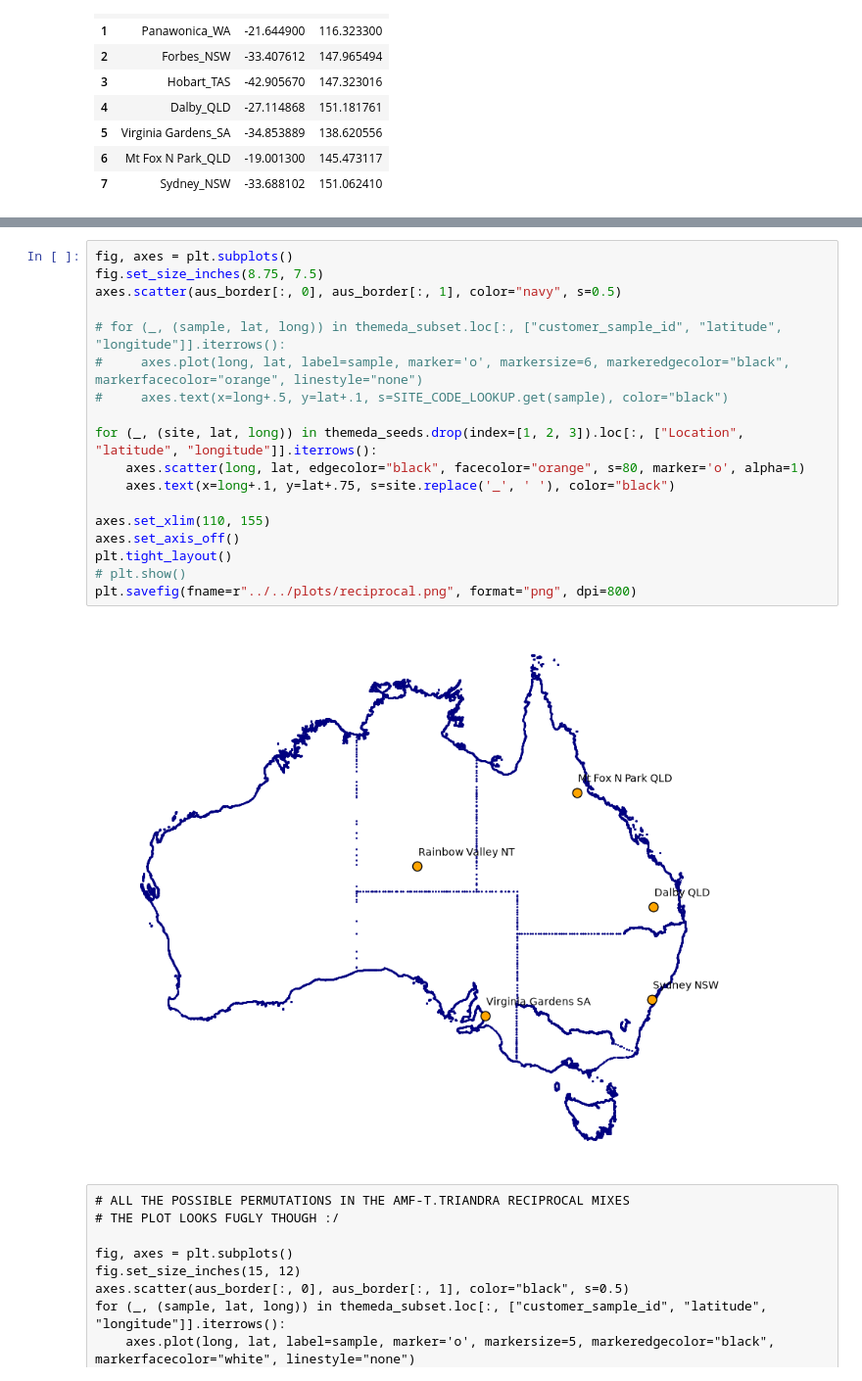
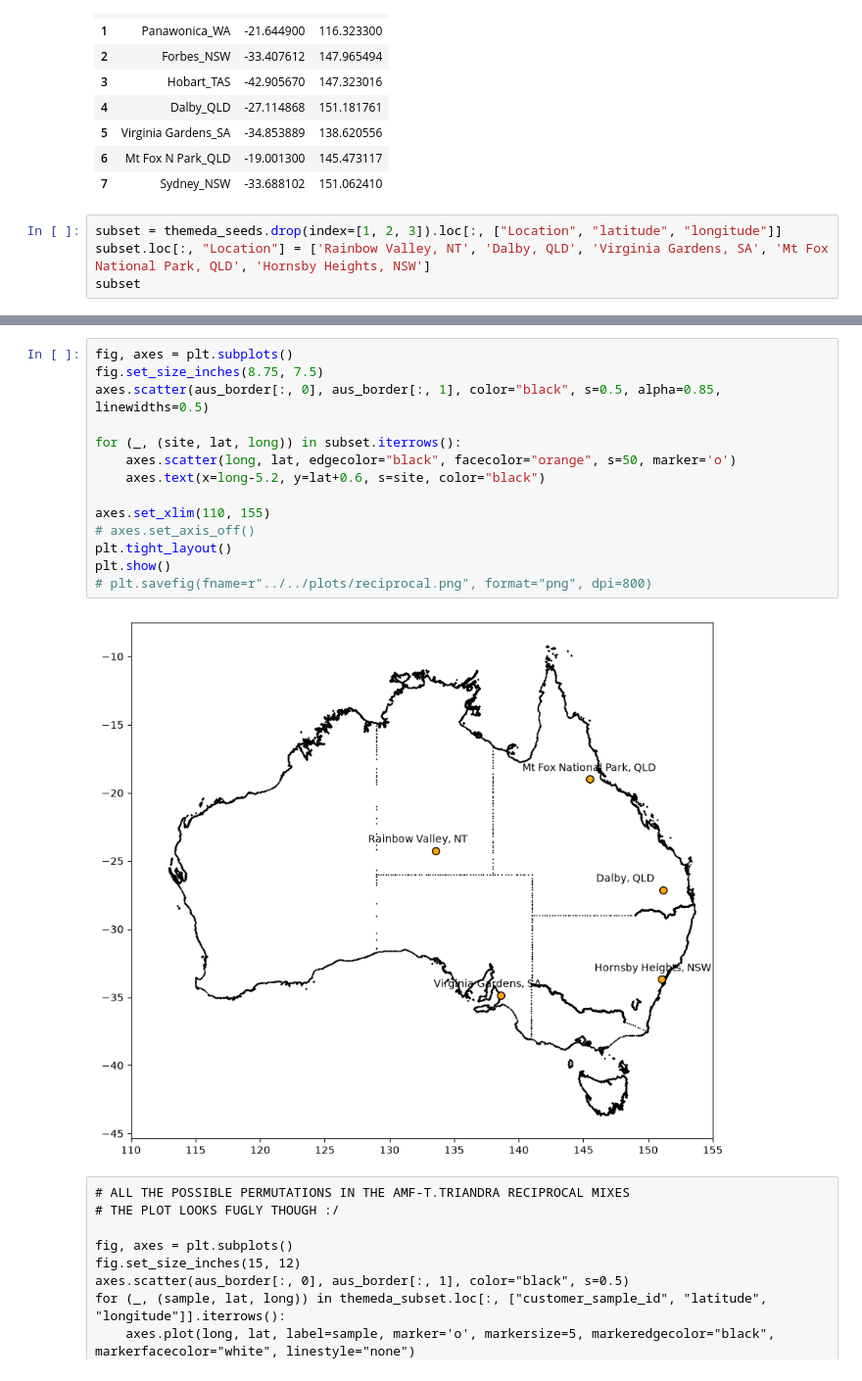
Before and after one commit to anoban/phd, a Jupyter notebook: notebooks/chapter_03/maps.ipynb, the cells around one changed output, grey strips where cells are left out. Shown at 98% size. Saved outputs shown, nothing was run; the diff lists cells and outputs as text.

```diff
--- a/notebooks/chapter_03/maps.ipynb
+++ b/notebooks/chapter_03/maps.ipynb
@@ -92,3 +92,7 @@ themeda_seeds
 | 5 | Virginia Gardens_SA | -34.853889 | 138.620556 |
 | 6 | Mt Fox N Park_QLD | -19.001300 | 145.473117 |
 | 7 | Sydney_NSW | -33.688102 | 151.062410 |
+# %%
+subset = themeda_seeds.drop(index=[1, 2, 3]).loc[:, ["Location", "latitude", "longitude"]]
+subset.loc[:, "Location"] = ['Rainbow Valley, NT', 'Dalby, QLD', 'Virginia Gardens, SA', 'Mt Fox National Park, QLD', 'Hornsby Heights, NSW']
+subset
@@ -95,23 +106,19 @@ themeda_seeds
 # %%
 fig, axes = plt.subplots()
 fig.set_size_inches(8.75, 7.5)
-axes.scatter(aus_border[:, 0], aus_border[:, 1], color="navy", s=0.5)
+axes.scatter(aus_border[:, 0], aus_border[:, 1], color="black", s=0.5, alpha=0.85, linewidths=0.5)
 
-# for (_, (sample, lat, long)) in themeda_subset.loc[:, ["customer_sample_id", "latitude", "longitude"]].iterrows():
-#     axes.plot(long, lat, label=sample, marker='o', markersize=6, markeredgecolor="black", markerfacecolor="orange", linestyle="none")
-#     axes.text(x=long+.5, y=lat+.1, s=SITE_CODE_LOOKUP.get(sample), color="black")
-
-for (_, (site, lat, long)) in themeda_seeds.drop(index=[1, 2, 3]).loc[:, ["Location", "latitude", "longitude"]].iterrows():
-    axes.scatter(long, lat, edgecolor="black", facecolor="orange", s=80, marker='o', alpha=1)
-    axes.text(x=long+.1, y=lat+.75, s=site.replace('_', ' '), color="black")
+for (_, (site, lat, long)) in subset.iterrows():
+    axes.scatter(long, lat, edgecolor="black", facecolor="orange", s=50, marker='o')
+    axes.text(x=long-5.2, y=lat+0.6, s=site, color="black")
 
 axes.set_xlim(110, 155)
-axes.set_axis_off()
+# axes.set_axis_off()
 plt.tight_layout()
-# plt.show()
-plt.savefig(fname=r"../../plots/reciprocal.png", format="png", dpi=800)
+plt.show()
+# plt.savefig(fname=r"../../plots/reciprocal.png", format="png", dpi=800)
 # %% [output]
-[figure, old version]
+[figure, new version]
 # %% [raw]
 # ALL THE POSSIBLE PERMUTATIONS IN THE AMF-T.TRIANDRA RECIPROCAL MIXES
 # THE PLOT LOOKS FUGLY THOUGH :/
```
Also changed, not shown: parts of 1 cell of this notebook.
